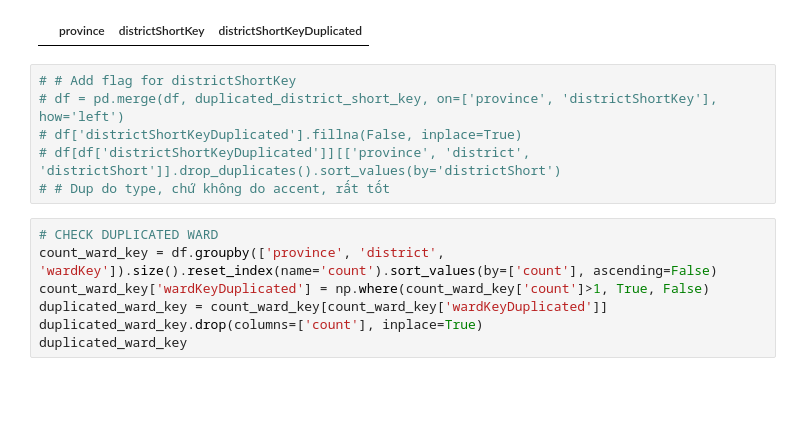
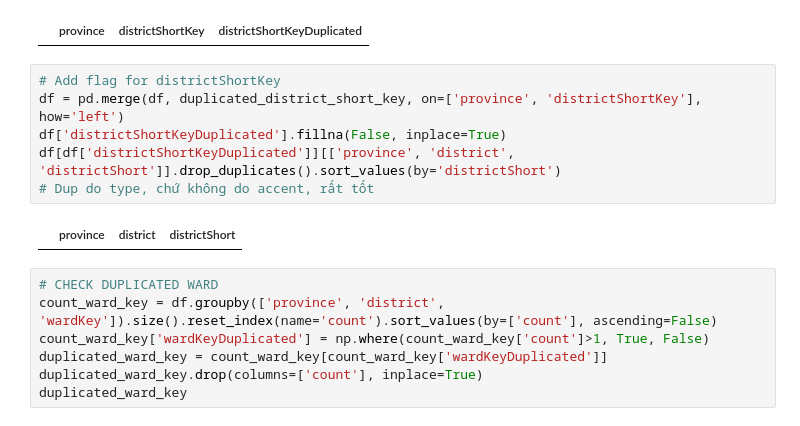
Before and after one commit to tranngocminhhieu/vietnamadminunits, a Jupyter notebook: scripts/generating_module_data/s7_generating_parser_63_data.ipynb, the cells around one changed output. Saved outputs shown, nothing was run; the diff lists cells and outputs as text; blank space fills up the shorter version.

```diff
--- a/scripts/generating_module_data/s7_generating_parser_63_data.ipynb
+++ b/scripts/generating_module_data/s7_generating_parser_63_data.ipynb
@@ -206,11 +223,13 @@ duplicated_district_short_key
 # %% [output]
 |  | province | districtShortKey | districtShortKeyDuplicated |
 # %%
-# # Add flag for districtShortKey
-# df = pd.merge(df, duplicated_district_short_key, on=['province', 'districtShortKey'], how='left')
-# df['districtShortKeyDuplicated'].fillna(False, inplace=True)
-# df[df['districtShortKeyDuplicated']][['province', 'district', 'districtShort']].drop_duplicates().sort_values(by='districtShort')
-# # Dup do type, chứ không do accent, rất tốt
+# Add flag for districtShortKey
+df = pd.merge(df, duplicated_district_short_key, on=['province', 'districtShortKey'], how='left')
+df['districtShortKeyDuplicated'].fillna(False, inplace=True)
+df[df['districtShortKeyDuplicated']][['province', 'district', 'districtShort']].drop_duplicates().sort_values(by='districtShort')
+# Dup do type, chứ không do accent, rất tốt
+# %% [output]
+|  | province | district | districtShort |
 # %%
 # CHECK DUPLICATED WARD
 count_ward_key = df.groupby(['province', 'district', 'wardKey']).size().reset_index(name='count').sort_values(by=['count'], ascending=False)
```
Also changed, not shown: parts of 7 cells of this notebook, 1 other file.
